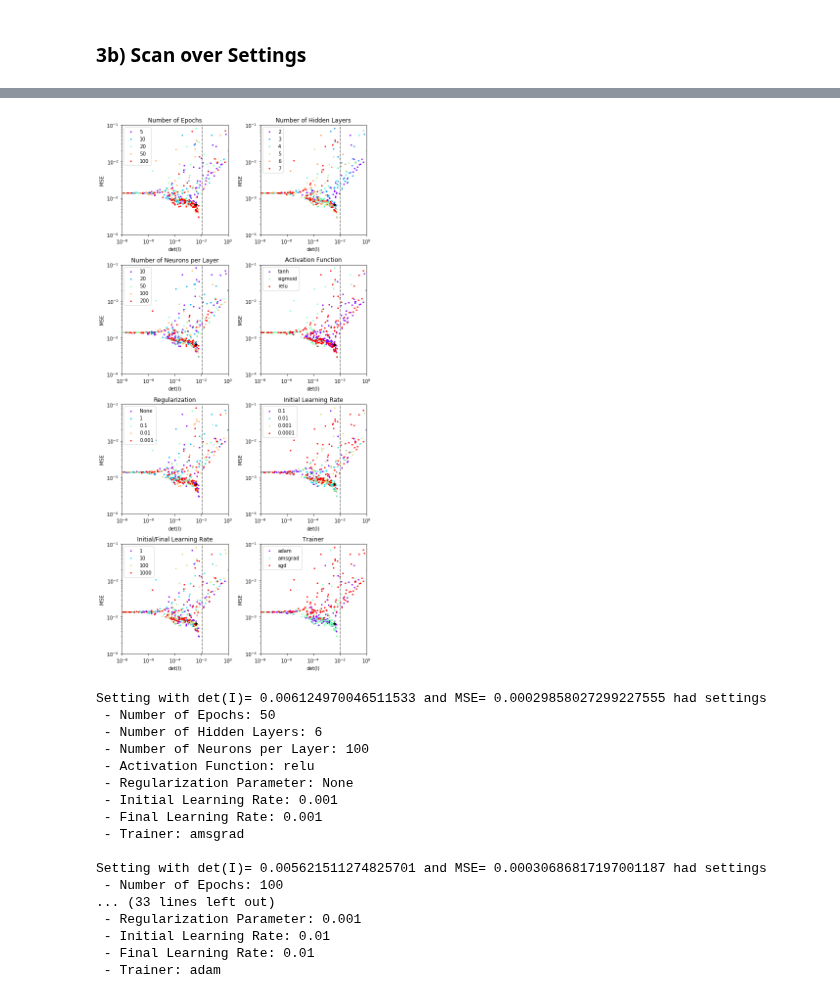
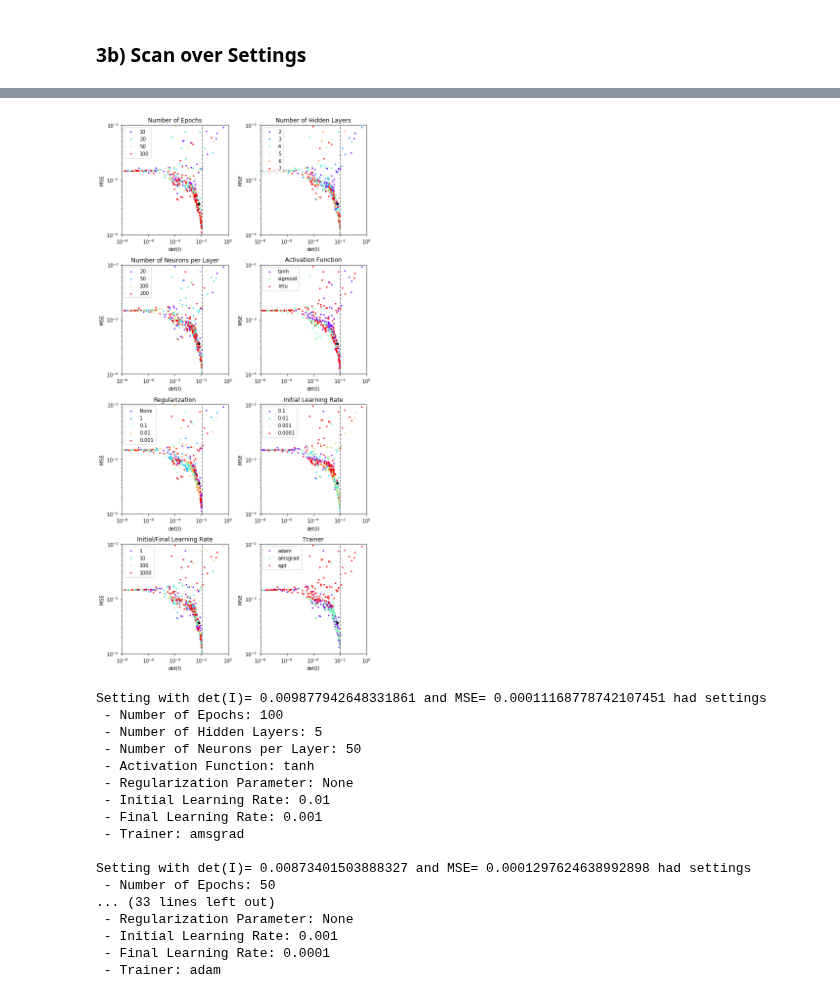
Before and after one commit to madminer-tool/madminer, a Jupyter notebook: examples/diboson_parton/notebook_analyse_scan.ipynb, the cells around one changed output, grey strips where cells are left out. Drawn from its saved outputs; the diff is of its cells as text; code cells hidden in the pictures.

```diff
--- a/examples/diboson_parton/notebook_analyse_scan.ipynb
+++ b/examples/diboson_parton/notebook_analyse_scan.ipynb
@@ -42,8 +42,8 @@ from sklearn.metrics import mean_squared_error
 # %% [markdown]
 ## 1. Define Path and Files
 # %%
-usenamein='10k'
-nsamples=5000
+usenamein='100k'
+nsamples=50000
 
 useinputdata = 'data/madminer_wgamma_observables_'+usenamein+'.h5'
 usesamplesdir = 'data/scan_'+usenamein+'/'
@@ -97,14 +97,15 @@ x, theta, t_xz = sa.extract_samples_train_local(
 ### 3a) Define Settings
 # %%
 #Number of epochs
-choices_epochs = [5,10,20,50,100]
+choices_epochs = [10,20,50,100]
 choices_nhidden = [2,3,4,5,6,7]
-choices_nneuron = [10,20,50,100,200]
+choices_nneuron = [20,50,100,200]
 choices_activation = ['tanh', 'sigmoid', 'relu']
 choices_regularization = [None,1,0.1,0.01,0.001]
 choices_lrinitial = [0.1,0.01,0.001,0.0001]
 choices_lrratio = [1,10,100,1000]
 choices_trainer = ['adam', 'amsgrad', 'sgd']
+choices_validation = [None,0.25,0.5]
 # %% [markdown]
 ### 3b) Scan over Settings
 # %%
@@ -130,6 +131,7 @@ for iscan in range (n0scan,n0scan+nscan):
     index_lrinitial=random.randint(0,len(choices_lrinitial)-1)
     index_lrratio=random.randint(0,len(choices_lrratio)-1)
     index_trainer=random.randint(0,len(choices_trainer)-1)
+    index_validation=random.randint(0,len(choices_validation)-1)
 
     this_nhidden = choices_nhidden[index_nhidden]
     this_nneuron = choices_nneuron[index_nneuron]
@@ -142,6 +144,7 @@ for iscan in range (n0scan,n0scan+nscan):
     this_regularization = choices_regularization[index_regularization]
     this_learning = ( this_lrinitial,this_lrinitial/this_lrratio )
     this_trainer = choices_trainer[index_trainer]
+    this_validation = choices_validation[index_validation]
 
     #Setup/train/save ensemble
     forge = MLForge()
@@ -332,10 +335,11 @@ def sublist(inputlist, index, condition):
 #######
 #Figure
 myrangex=[10**(-8),1]
-myrangey=[10**(-4),.1]
+myrangey=[10**(-4),.01]
 mysize=4
 f, ((ax1,ax2),(ax3,ax4),(ax5,ax6),(ax7,ax8)) = plt.subplots(4, 2)
 f.set_size_inches(8,16)
+
 
 # choices_epochs
 mycolors = cm.rainbow(np.linspace(0, 1, len(choices_epochs)))
@@ -443,34 +447,35 @@ ax7.set_yscale('log')
 ax7.set_xscale('log')
 ax7.set_xlabel('det(I)')
 ax7.set_ylabel('MSE')
 ax7.set_xlim(myrangex)
 ax7.set_ylim(myrangey)
 ax7.legend(bbox_to_anchor=(0.02, 0.98), loc=2, borderaxespad=0.)
 ax7.set_title('Initial/Final Learning Rate')
 ax7.plot([fidet_truth,fidet_truth], myrangey, linestyle="--", color='gray')
 
 # choices_trainer
 mycolors = cm.rainbow(np.linspace(0, 1, len(choices_trainer)))
 for i in range(len(choices_trainer)):
     thisdata=sublist(data,8,i)
     ax8.scatter(thisdata[:,9], thisdata[:,10],color=mycolors[i],s=mysize,alpha=1,label=str(choices_trainer[i]))
 ax8.scatter(data[0,9], data[0,10],color='black',marker="*")
 ax8.set_yscale('log')
 ax8.set_xscale('log')
 ax8.set_xlabel('det(I)')
 ax8.set_ylabel('MSE')
 ax8.set_xlim(myrangex)
 ax8.set_ylim(myrangey)
 ax8.legend(bbox_to_anchor=(0.02, 0.98), loc=2, borderaxespad=0.)
 ax8.set_title('Trainer')
 ax8.plot([fidet_truth,fidet_truth], myrangey, linestyle="--", color='gray')
 
+
 #######
 #Plot
 plt.tight_layout()
 plt.show()
 # %% [output]
-[figure, old version]
+[figure, new version]
 # %%
 #Get list of good settings
 data_sort = data[data[:,10].argsort()[::1]][:5,:]
@@ -487,20 +492,20 @@ for i in range(len(data_sort)):
     print (' - Trainer:',choices_trainer[int(data_sort[i,8])])
     print ('')
 # %% [output]
-Setting with det(I)= 0.006124970046511533 and MSE= 0.00029858027299227555 had settings
- - Number of Epochs: 50
- - Number of Hidden Layers: 6
- - Number of Neurons per Layer: 100
- - Activation Function: relu
+Setting with det(I)= 0.009877942648331861 and MSE= 0.00011168778742107451 had settings
+ - Number of Epochs: 100
+ - Number of Hidden Layers: 5
+ - Number of Neurons per Layer: 50
+ - Activation Function: tanh
  - Regularization Parameter: None
- - Initial Learning Rate: 0.001
+ - Initial Learning Rate: 0.01
  - Final Learning Rate: 0.001
  - Trainer: amsgrad
 
-Setting with det(I)= 0.005621511274825701 and MSE= 0.00030686817197001187 had settings
- - Number of Epochs: 100
+Setting with det(I)= 0.00873401503888327 and MSE= 0.0001297624638992898 had settings
+ - Number of Epochs: 50
 ... (33 lines left out)
- - Regularization Parameter: 0.001
- - Initial Learning Rate: 0.01
- - Final Learning Rate: 0.01
+ - Regularization Parameter: None
+ - Initial Learning Rate: 0.001
+ - Final Learning Rate: 0.0001
  - Trainer: adam
```
Also changed, not shown: parts of 2 cells of this notebook, 7 other files.
